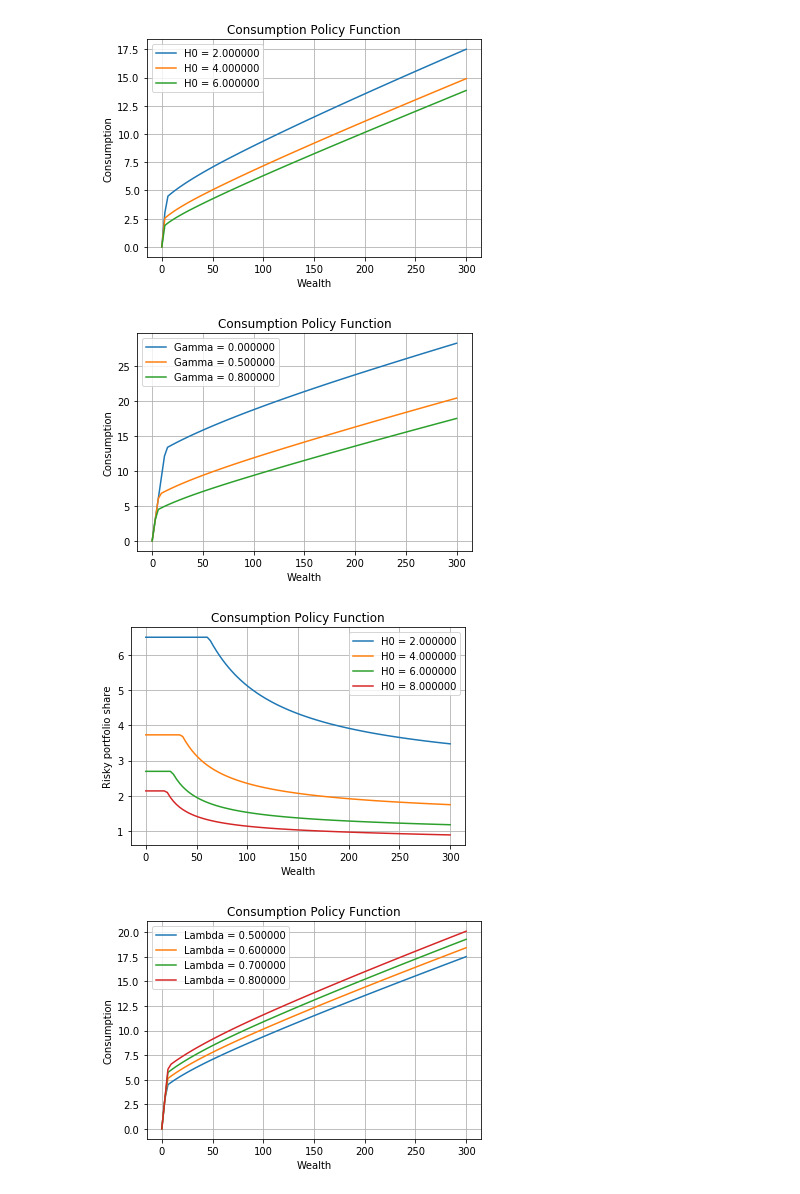
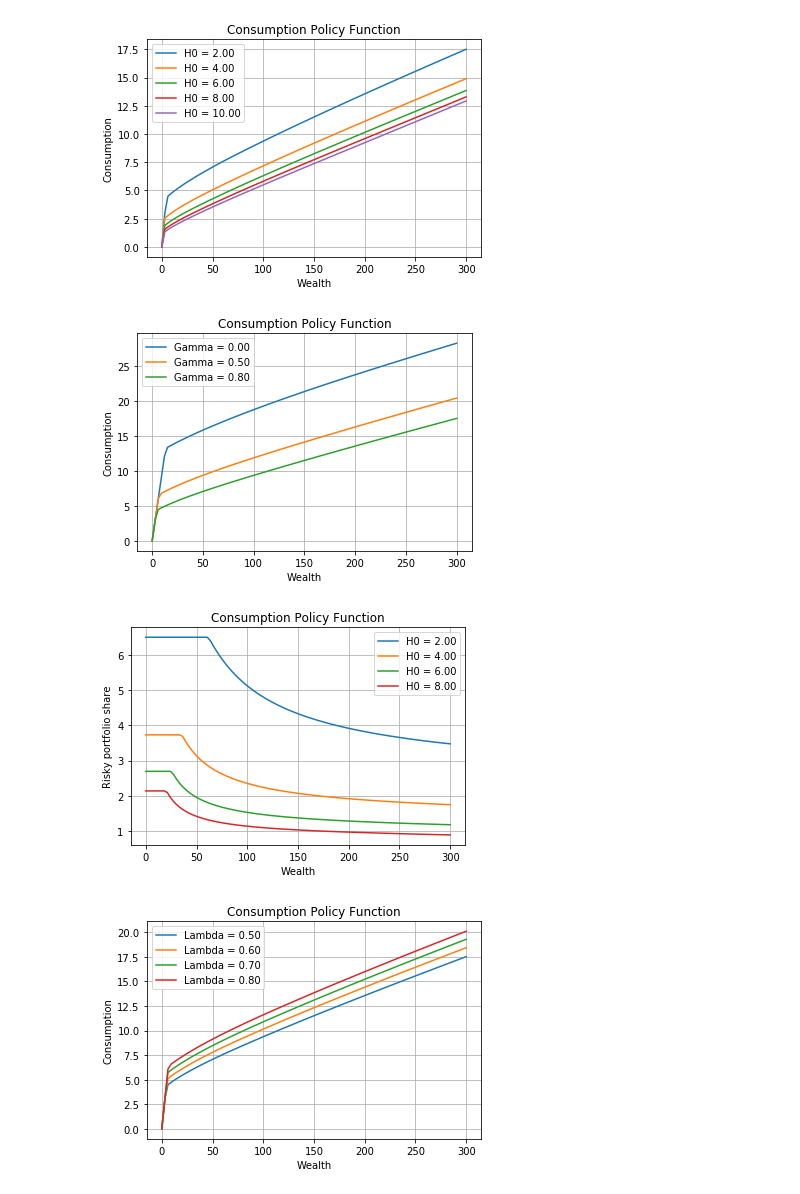
Before and after one commit to HsinYiHung/HARK_HY, a Jupyter notebook: CGMPortfolio/Code/Python/Habit_by_ChrisMethod.ipynb, the cells around one changed output. Drawn from its saved outputs; the diff is of its cells as text; code cells hidden in the pictures.

Commit message:
Change the plot- float to 2 decimal float

```diff
--- a/CGMPortfolio/Code/Python/Habit_by_ChrisMethod.ipynb
+++ b/CGMPortfolio/Code/Python/Habit_by_ChrisMethod.ipynb
@@ -233,7 +233,7 @@ eevalgrid = np.linspace(0,mMax,mPts) # range of values of assets for the plot
 ### Habit
 # Plot different habit states- Figure 1
 plt.figure()
-for H0 in [2,4,6]:
+for H0 in [2,4,6, 8, 10]:
     Gamma = 0.8
     Lambda = 0.5
     #H0=0.5
@@ -241,35 +241,35 @@ for H0 in [2,4,6]:
     #for i in range(len(H)):
     #    H[i] = H[i]/Lambda**(i+1)
     H = H / Lambda
     H = H ** Gamma
 
     norm_factor = norm_factor_0/H
 
     # In the last period of life you consume everything
     # so portfolio choice is irrelevant
 
     # Ages
     ages = [25]
     age_born = time_params['Age_born']
 
     a = 25
     plt.plot(eevalgrid,
              agent.solution[a-age_born].cFuncAdj(eevalgrid/norm_factor[a-age_born])*norm_factor[a-age_born],
-             label = 'H0 = %f' %(H0))
+             label = 'H0 = {:.2f}'.format(H0))
 plt.xlabel('Wealth')
 plt.ylabel('Consumption')
 plt.title('Consumption Policy Function')
 plt.legend()
 plt.grid()
 
 
 if not in_ipynb():
     plt.show(block=False)
     plt.pause(1)
 else:
     plt.show(block=True)
 # %% [output]
-[figure, old version]
+[figure, new version]
 # %%
 ### Habit
 # Plot habit changes with different Gamma - Figure 2 and 4
@@ -295,7 +295,7 @@ for Gamma in [0, 0.5, 0.8]:
     a = 25
     plt.plot(eevalgrid,
              agent.solution[a-age_born].cFuncAdj(eevalgrid/norm_factor[a-age_born])*norm_factor[a-age_born],
-             label = 'Gamma = %f' %(Gamma))
+             label = 'Gamma = {:.2f}'.format(Gamma))
 plt.xlabel('Wealth')
 plt.ylabel('Consumption')
 plt.title('Consumption Policy Function')
@@ -309,7 +309,7 @@ if not in_ipynb():
 else:
     plt.show(block=True)
 # %% [output]
-[figure, old version]
+[figure, new version]
 # %%
 ### Habit
 # Plot share of wealth with different habit states- Figure 3
@@ -336,7 +336,7 @@ for H0 in [2,4,6, 8]:
     a = 25
     plt.plot(eevalgrid,
              agent.solution[a-age_born].ShareFuncAdj(eevalgrid/norm_factor[a-age_born])*norm_factor[a-age_born],
-             label = 'H0 = %f' %(H0))
+             label = 'H0 = {:.2f}'.format(H0))
 plt.xlabel('Wealth')
 plt.ylabel('Risky portfolio share')
 plt.title('Consumption Policy Function')
@@ -350,7 +350,7 @@ if not in_ipynb():
 else:
     plt.show(block=True)
 # %% [output]
-[figure, old version]
+[figure, new version]
 # %%
 ### Habit
 # Plot consumption function with different Lambda - page 739's description
@@ -376,7 +376,7 @@ for Lambda in [0.5, 0.6, 0.7, 0.8]:
     a = 25
     plt.plot(eevalgrid,
              agent.solution[a-age_born].cFuncAdj(eevalgrid/norm_factor[a-age_born])*norm_factor[a-age_born],
-             label = 'Lambda = %f' %(Lambda))
+             label = 'Lambda = {:.2f}'.format(Lambda))
 plt.xlabel('Wealth')
 plt.ylabel('Consumption')
 plt.title('Consumption Policy Function')
@@ -390,4 +390,4 @@ if not in_ipynb():
 else:
     plt.show(block=True)
 # %% [output]
-[figure, old version]
+[figure, new version]
```
Also changed, not shown: 1 other file.
